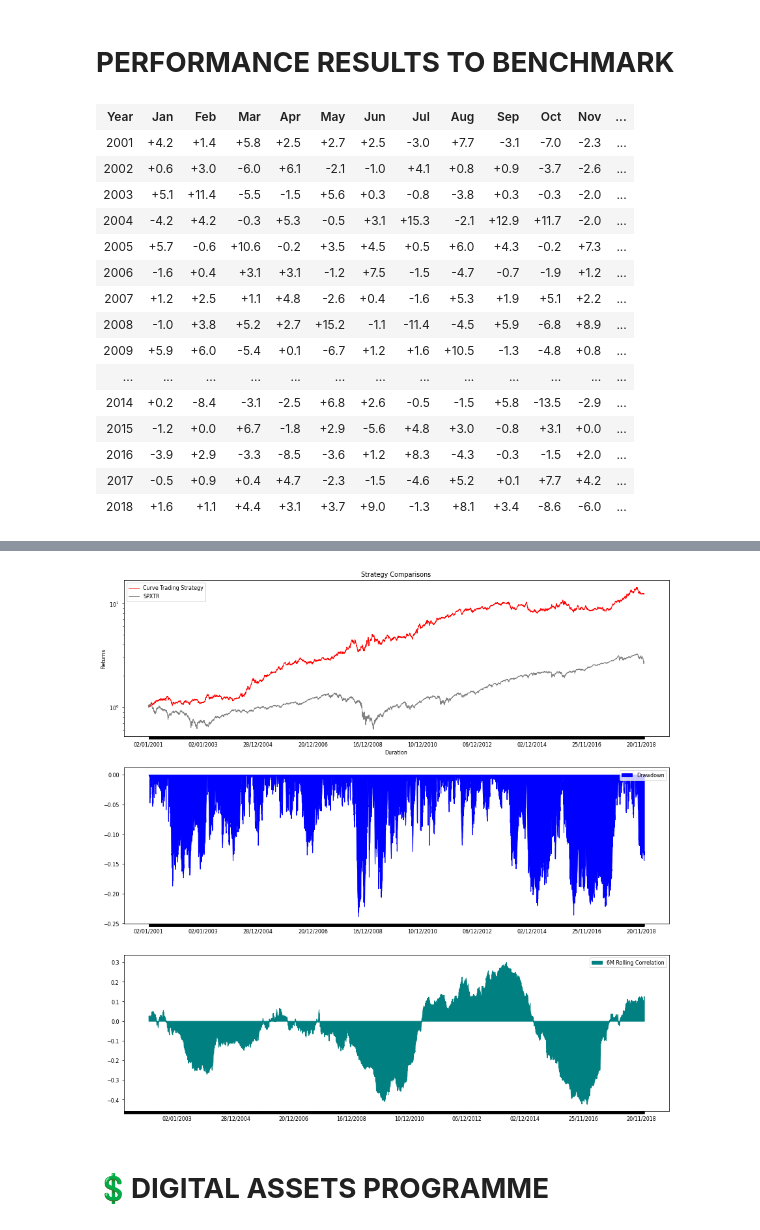
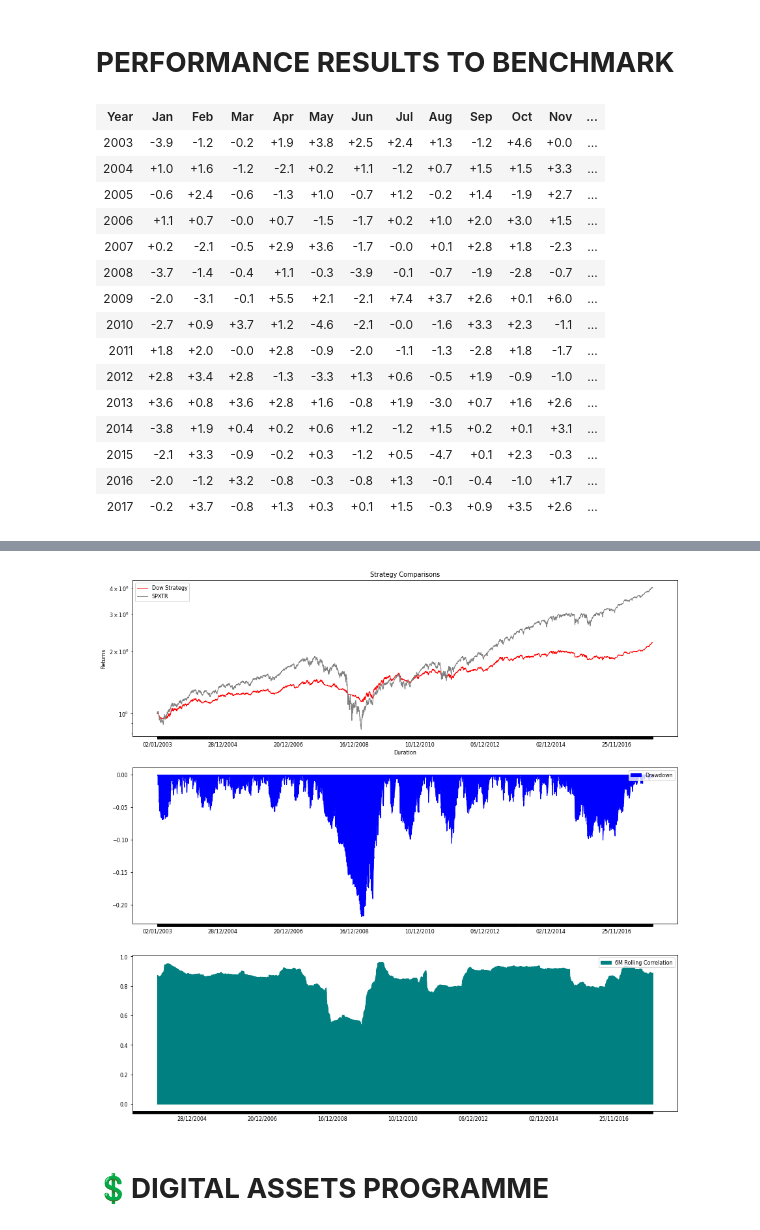
Before and after one commit to francoishcm/BackTesting, a Jupyter notebook: Zipline_Reloaded_BacktestEngine_1_15072022.ipynb, the cells around one changed output, grey strips where cells are left out. Drawn from its saved outputs; the diff is of its cells as text; code cells hidden in the pictures.

```diff
--- a/Zipline_Reloaded_BacktestEngine_1_15072022.ipynb
+++ b/Zipline_Reloaded_BacktestEngine_1_15072022.ipynb
@@ -1025,7 +1025,7 @@ strat_names = {
 }
 
 
-strat = 'curve_trading' #change line of code to desired model name of strategy
+strat = 'dow_model' #change line of code to desired model name of strategy
 strat_name = strat_names[strat]
 
 df = pd.read_csv(base_path + strat + '.csv', index_col=0, parse_dates=True, names=[strat] )
@@ -1044,7 +1044,7 @@ bm_name.index = bm_name.index.strftime('%d/%m/%Y')
 new_df = pd.concat([df, bm_name], axis=1, join='inner')
 
 #change line of code to desired model name of strategy
-new_df['curve_trading'] = new_df['curve_trading'].astype(float) #change
+new_df['dow_model'] = new_df['dow_model'].astype(float) #change
 new_df['SPXTR'] = new_df['SPXTR'].astype(float)
 
 yr_periods = 252
@@ -1103,7 +1103,7 @@ def equity_graph(new_df):
 
 equity_graph(new_df)
 
-strat = 'curve_trading'
+strat = 'test1'
 strat_name = strat_names[strat]
 
 df = pd.read_csv(base_path + strat + '.csv', index_col=0, parse_dates=True, names=[strat] )
@@ -1172,49 +1172,49 @@ display(HTML(table))
 
 def holding_period_map(new_df):
     yr = em.aggregate_returns(new_df[strat].pct_change(), 'yearly')
     new_df = pd.DataFrame(columns=range(1,len(yr)+1), index=yr.index)
 
     yr_start = 0
 
     table = "<table class='table table-hover table-condensed table-striped'>"
     table += "<tr><th>Years</th>"
 
     for i in range(len(yr)):
         table += "<th>{}</th>".format(i+1)
     table += "</tr>"
 
     for the_year, value in yr.iteritems(): # Iterates years
         table += "<tr><th>{}</th>".format(the_year) # New table row
 
         for yrs_held in (range(1, len(yr)+1)): # Iterates yrs held
             if yrs_held   <= len(yr[yr_start:yr_start + yrs_held]):
                 ret = em.annual_return(yr[yr_start:yr_start + yrs_held], 'yearly' )
                 table += "<td>{:+.0f}</td>".format(ret * 100)
         table += "</tr>"
         yr_start+=1
     return table
 
 table = holding_period_map(df)
 display(HTML(table))
 # %% [output]
 | Year | Jan | Feb | Mar | Apr | May | Jun | Jul | Aug | Sep | Oct | Nov | ... |
-| 2001 | +4.2 | +1.4 | +5.8 | +2.5 | +2.7 | +2.5 | -3.0 | +7.7 | -3.1 | -7.0 | -2.3 | ... |
-| 2002 | +0.6 | +3.0 | -6.0 | +6.1 | -2.1 | -1.0 | +4.1 | +0.8 | +0.9 | -3.7 | -2.6 | ... |
-| 2003 | +5.1 | +11.4 | -5.5 | -1.5 | +5.6 | +0.3 | -0.8 | -3.8 | +0.3 | -0.3 | -2.0 | ... |
-| 2004 | -4.2 | +4.2 | -0.3 | +5.3 | -0.5 | +3.1 | +15.3 | -2.1 | +12.9 | +11.7 | -2.0 | ... |
-| 2005 | +5.7 | -0.6 | +10.6 | -0.2 | +3.5 | +4.5 | +0.5 | +6.0 | +4.3 | -0.2 | +7.3 | ... |
-| 2006 | -1.6 | +0.4 | +3.1 | +3.1 | -1.2 | +7.5 | -1.5 | -4.7 | -0.7 | -1.9 | +1.2 | ... |
-| 2007 | +1.2 | +2.5 | +1.1 | +4.8 | -2.6 | +0.4 | -1.6 | +5.3 | +1.9 | +5.1 | +2.2 | ... |
-| 2008 | -1.0 | +3.8 | +5.2 | +2.7 | +15.2 | -1.1 | -11.4 | -4.5 | +5.9 | -6.8 | +8.9 | ... |
-| 2009 | +5.9 | +6.0 | -5.4 | +0.1 | -6.7 | +1.2 | +1.6 | +10.5 | -1.3 | -4.8 | +0.8 | ... |
-| ... | ... | ... | ... | ... | ... | ... | ... | ... | ... | ... | ... | ... |
-| 2014 | +0.2 | -8.4 | -3.1 | -2.5 | +6.8 | +2.6 | -0.5 | -1.5 | +5.8 | -13.5 | -2.9 | ... |
-| 2015 | -1.2 | +0.0 | +6.7 | -1.8 | +2.9 | -5.6 | +4.8 | +3.0 | -0.8 | +3.1 | +0.0 | ... |
-| 2016 | -3.9 | +2.9 | -3.3 | -8.5 | -3.6 | +1.2 | +8.3 | -4.3 | -0.3 | -1.5 | +2.0 | ... |
-| 2017 | -0.5 | +0.9 | +0.4 | +4.7 | -2.3 | -1.5 | -4.6 | +5.2 | +0.1 | +7.7 | +4.2 | ... |
-| 2018 | +1.6 | +1.1 | +4.4 | +3.1 | +3.7 | +9.0 | -1.3 | +8.1 | +3.4 | -8.6 | -6.0 | ... |
+| 2003 | -3.9 | -1.2 | -0.2 | +1.9 | +3.8 | +2.5 | +2.4 | +1.3 | -1.2 | +4.6 | +0.0 | ... |
+| 2004 | +1.0 | +1.6 | -1.2 | -2.1 | +0.2 | +1.1 | -1.2 | +0.7 | +1.5 | +1.5 | +3.3 | ... |
+| 2005 | -0.6 | +2.4 | -0.6 | -1.3 | +1.0 | -0.7 | +1.2 | -0.2 | +1.4 | -1.9 | +2.7 | ... |
+| 2006 | +1.1 | +0.7 | -0.0 | +0.7 | -1.5 | -1.7 | +0.2 | +1.0 | +2.0 | +3.0 | +1.5 | ... |
+| 2007 | +0.2 | -2.1 | -0.5 | +2.9 | +3.6 | -1.7 | -0.0 | +0.1 | +2.8 | +1.8 | -2.3 | ... |
+| 2008 | -3.7 | -1.4 | -0.4 | +1.1 | -0.3 | -3.9 | -0.1 | -0.7 | -1.9 | -2.8 | -0.7 | ... |
+| 2009 | -2.0 | -3.1 | -0.1 | +5.5 | +2.1 | -2.1 | +7.4 | +3.7 | +2.6 | +0.1 | +6.0 | ... |
+| 2010 | -2.7 | +0.9 | +3.7 | +1.2 | -4.6 | -2.1 | -0.0 | -1.6 | +3.3 | +2.3 | -1.1 | ... |
+| 2011 | +1.8 | +2.0 | -0.0 | +2.8 | -0.9 | -2.0 | -1.1 | -1.3 | -2.8 | +1.8 | -1.7 | ... |
+| 2012 | +2.8 | +3.4 | +2.8 | -1.3 | -3.3 | +1.3 | +0.6 | -0.5 | +1.9 | -0.9 | -1.0 | ... |
+| 2013 | +3.6 | +0.8 | +3.6 | +2.8 | +1.6 | -0.8 | +1.9 | -3.0 | +0.7 | +1.6 | +2.6 | ... |
+| 2014 | -3.8 | +1.9 | +0.4 | +0.2 | +0.6 | +1.2 | -1.2 | +1.5 | +0.2 | +0.1 | +3.1 | ... |
+| 2015 | -2.1 | +3.3 | -0.9 | -0.2 | +0.3 | -1.2 | +0.5 | -4.7 | +0.1 | +2.3 | -0.3 | ... |
+| 2016 | -2.0 | -1.2 | +3.2 | -0.8 | -0.3 | -0.8 | +1.3 | -0.1 | -0.4 | -1.0 | +1.7 | ... |
+| 2017 | -0.2 | +3.7 | -0.8 | +1.3 | +0.3 | +0.1 | +1.5 | -0.3 | +0.9 | +3.5 | +2.6 | ... |
 [interactive output not drawn]
-[figure, old version]
+[figure, new version]
 # %% [markdown]
 # 💲**DIGITAL ASSETS PROGRAMME**
 # %% [markdown]
```
Also changed, not shown: parts of 2 cells of this notebook.
